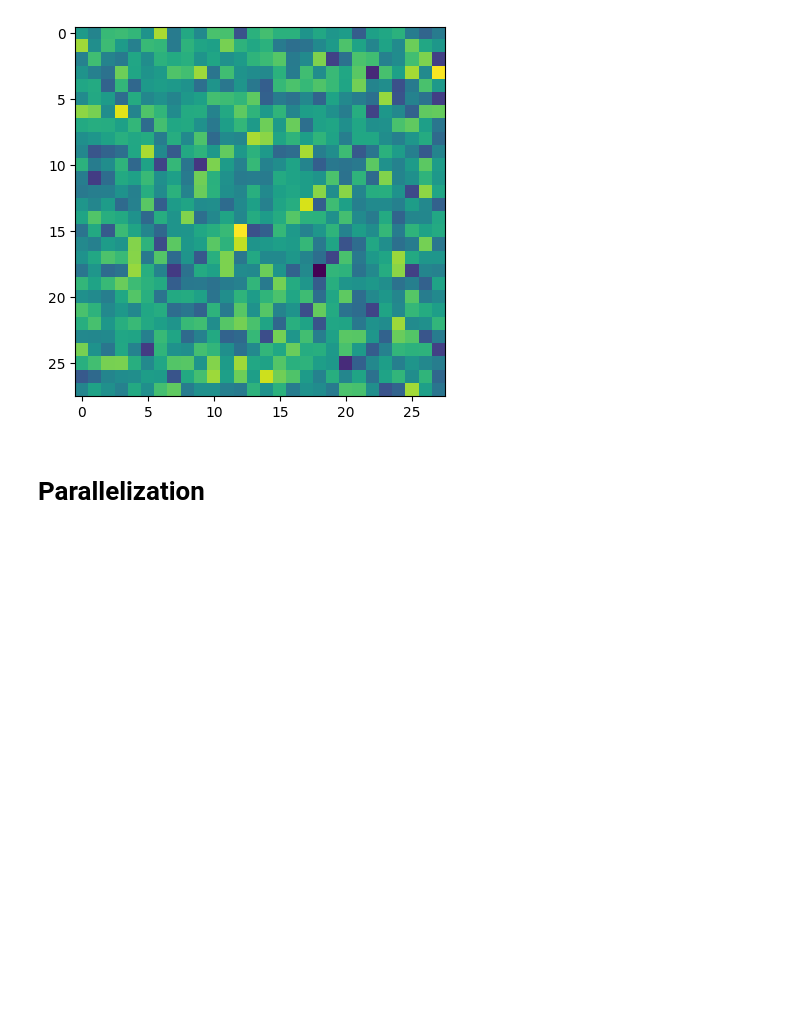
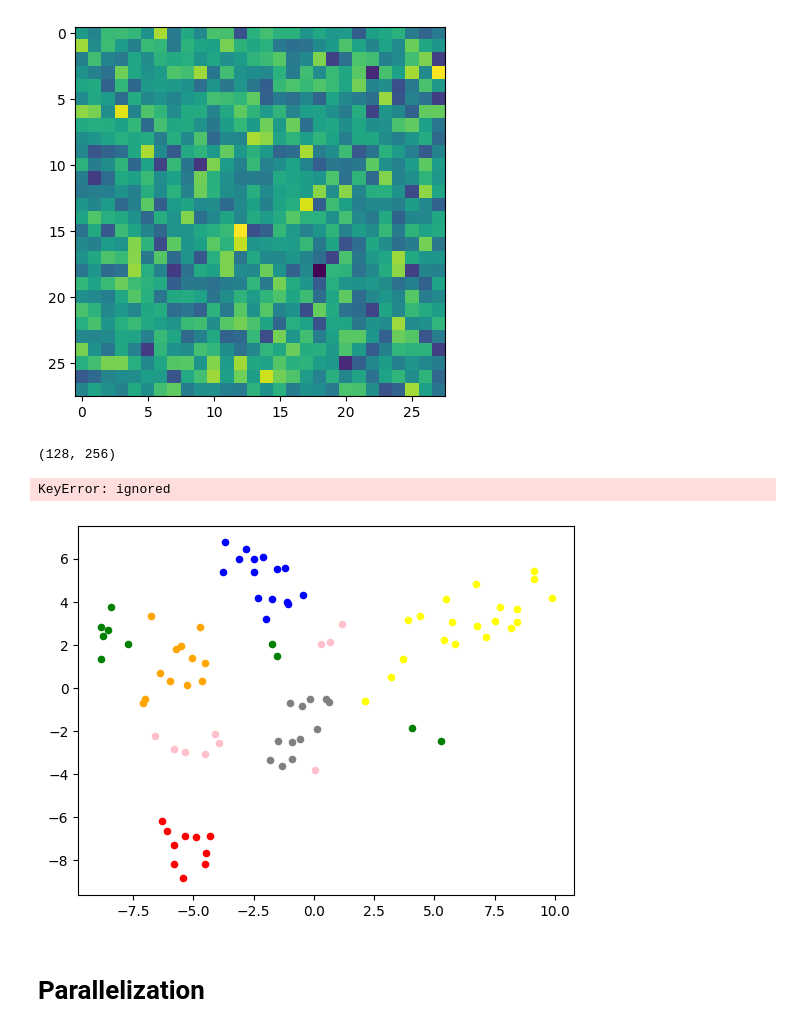
Before and after one commit to YCCS-Summer-2023-DDNMA/project, a Jupyter notebook: Michael_Kupferstein/nn_from_scratch/nnScratch.ipynb, the cells around one changed output. Drawn from its saved outputs; the diff is of its cells as text; code cells hidden in the pictures; blank space fills up the shorter version.

```diff
--- a/Michael_Kupferstein/nn_from_scratch/nnScratch.ipynb
+++ b/Michael_Kupferstein/nn_from_scratch/nnScratch.ipynb
@@ -173,5 +173,33 @@ plt.imshow(w_single); plt.show()
 (512, 784)
 (28, 28)
 [figure]
+# %%
+from sklearn.manifold import TSNE
+
+def fetch_activations(params,x):
+  hidden_layers = params[:-1]
+
+  activation = x
+  for w,b in hidden_layers:
+    activation = jax.nn.relu(jnp.dot(w,activation) + b)
+
+  return activation
+
+batched_fetch_activations = vmap(fetch_activations,in_axes=(None,0))
+imgs, lbls = next(iter(test_loader))
+
+batch_activations = batched_fetch_activations(MLP_params,imgs)
+print(batch_activations.shape)  # (128, 2)
+
+t_sne_embeddings = TSNE(n_components=2, perplexity=30,).fit_transform(batch_activations)
+cora_label_to_color_map = {0: "red", 1: "blue", 2: "green", 3: "orange", 4: "yellow", 5: "pink", 6: "gray"}
+
+for class_id in range(10):
+    plt.scatter(t_sne_embeddings[lbls == class_id, 0], t_sne_embeddings[lbls == class_id, 1], s=20, color=cora_label_to_color_map[class_id])
+plt.show()
+# %% [output]
+(128, 256)
+KeyError: ignored
+[figure, added]
 # %% [markdown]
 # Parallelization
```
